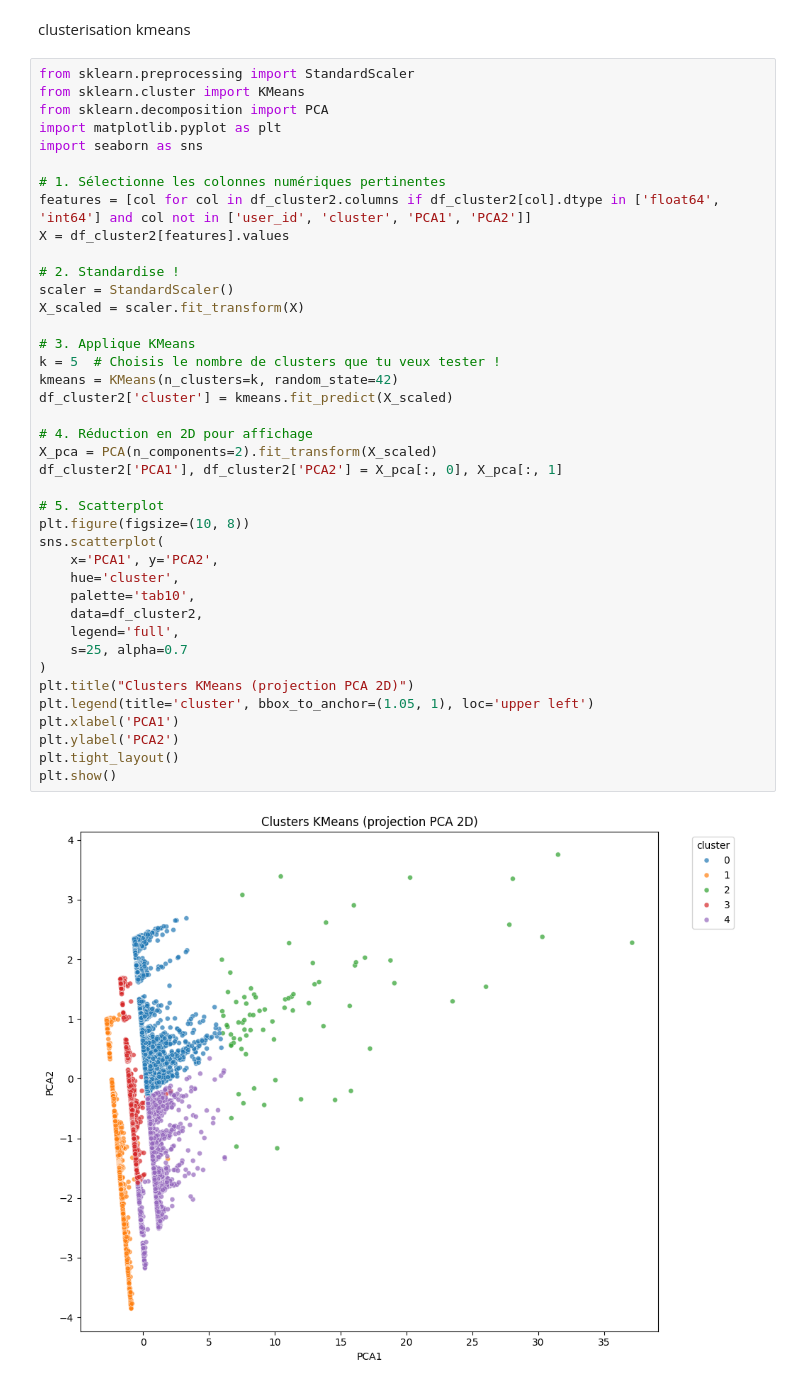
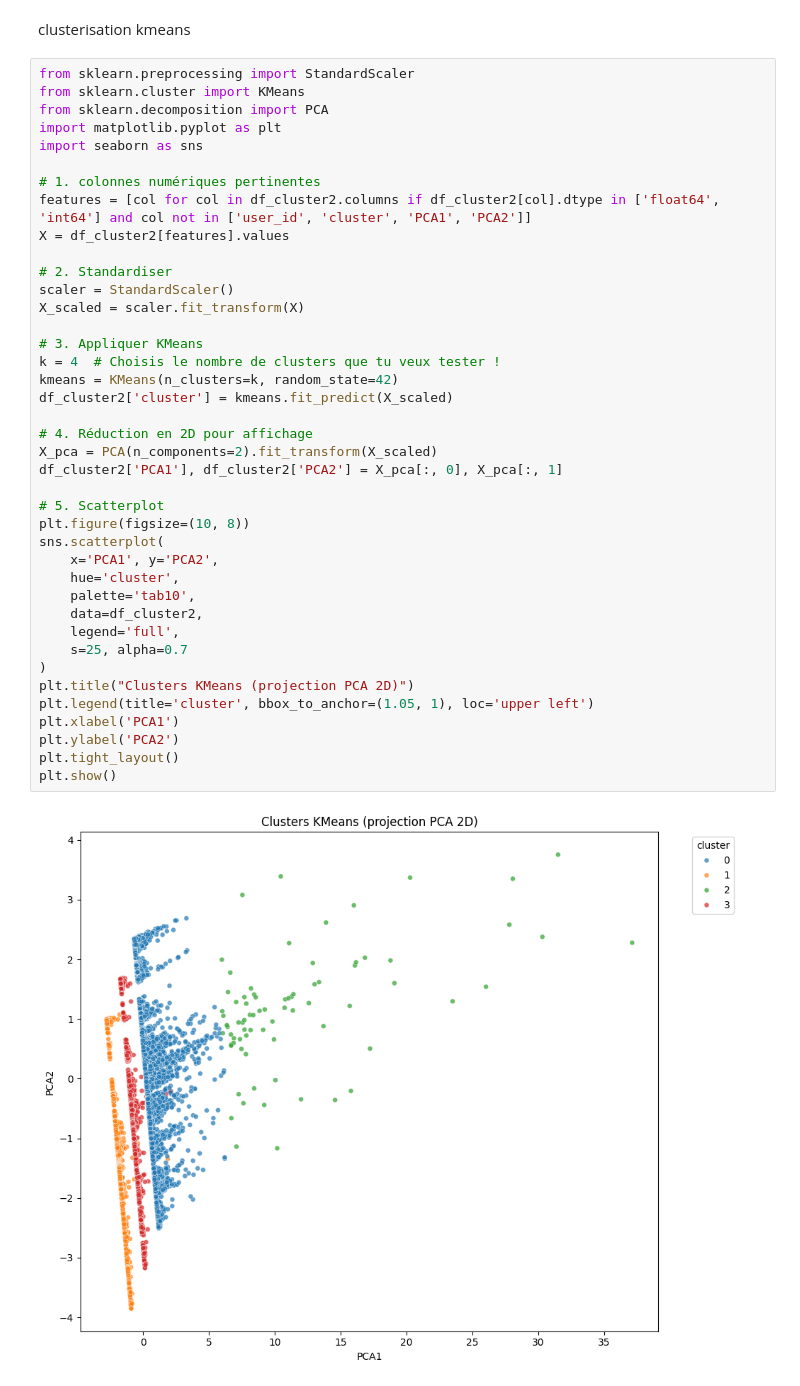
Before and after one commit to jcaillaux/mooc-groupe-2, a Jupyter notebook: app/api/user_clust.ipynb, the cells around one changed output. Drawn from its saved outputs; the diff is of its cells as text.

Commit message:
Correction du nombre de clusters 4 au lieu de 5. plus cohérent

```diff
--- a/app/api/user_clust.ipynb
+++ b/app/api/user_clust.ipynb
@@ -187,41 +187,41 @@ from sklearn.decomposition import PCA
 import matplotlib.pyplot as plt
 import seaborn as sns
 
-# 1. Sélectionne les colonnes numériques pertinentes
+# 1. colonnes numériques pertinentes
 features = [col for col in df_cluster2.columns if df_cluster2[col].dtype in ['float64', 'int64'] and col not in ['user_id', 'cluster', 'PCA1', 'PCA2']]
 X = df_cluster2[features].values
 
-# 2. Standardise !
+# 2. Standardiser
 scaler = StandardScaler()
 X_scaled = scaler.fit_transform(X)
 
-# 3. Applique KMeans
-k = 5  # Choisis le nombre de clusters que tu veux tester !
+# 3. Appliquer KMeans
+k = 4  # Choisis le nombre de clusters que tu veux tester !
 kmeans = KMeans(n_clusters=k, random_state=42)
 df_cluster2['cluster'] = kmeans.fit_predict(X_scaled)
 
 # 4. Réduction en 2D pour affichage
 X_pca = PCA(n_components=2).fit_transform(X_scaled)
 df_cluster2['PCA1'], df_cluster2['PCA2'] = X_pca[:, 0], X_pca[:, 1]
 
 # 5. Scatterplot
 plt.figure(figsize=(10, 8))
 sns.scatterplot(
     x='PCA1', y='PCA2',
     hue='cluster',
     palette='tab10',
     data=df_cluster2,
     legend='full',
     s=25, alpha=0.7
 )
 plt.title("Clusters KMeans (projection PCA 2D)")
 plt.legend(title='cluster', bbox_to_anchor=(1.05, 1), loc='upper left')
 plt.xlabel('PCA1')
 plt.ylabel('PCA2')
 plt.tight_layout()
 plt.show()
 # %% [output]
-[figure, old version]
+[figure, new version]
 # %%
 import plotly.express as px
 
```
Also changed, not shown: parts of 1 cell of this notebook, 1 other file.
